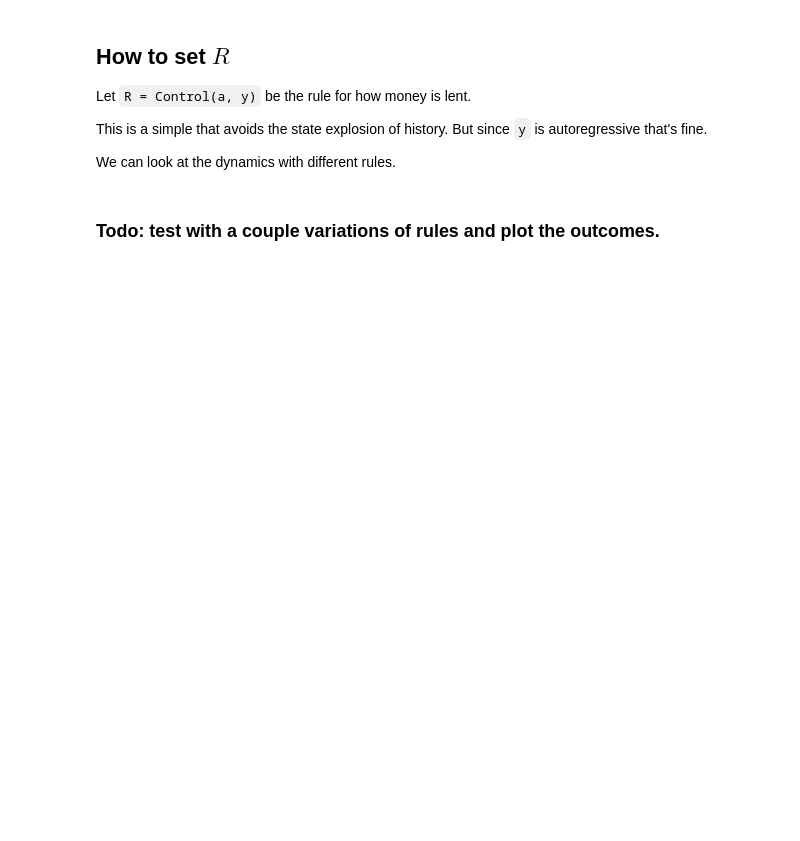
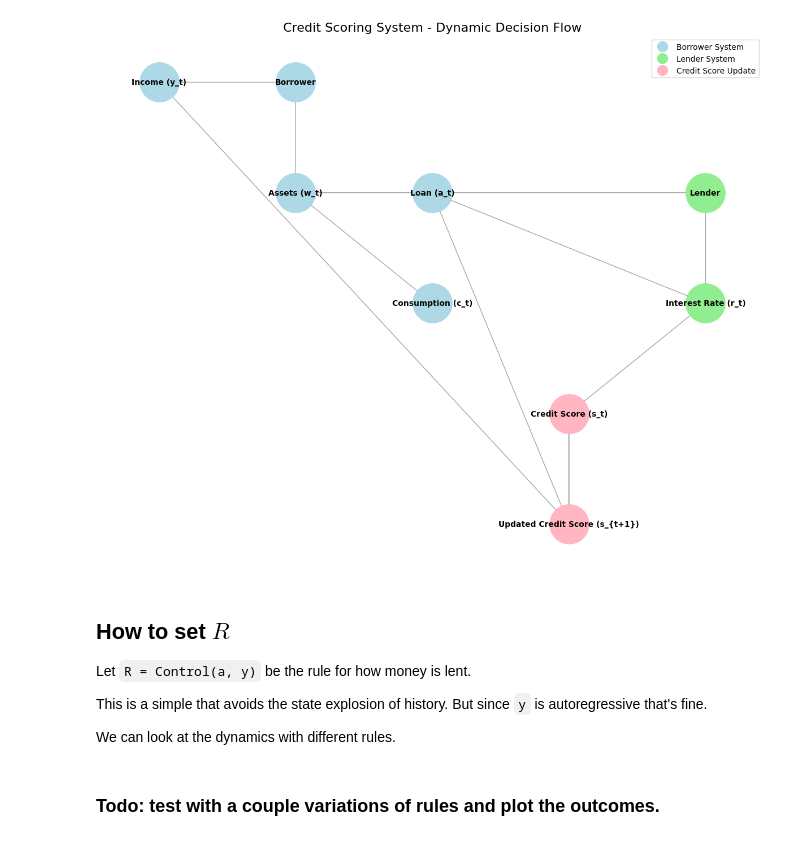
Before and after one commit to sbenthall/abm-bls-credit-study, a Jupyter notebook: old-materials/DASS Credit Model in Blocks.ipynb, the cells around one changed output. Saved outputs shown, nothing was run; the diff lists cells and outputs as text; code cells hidden in the pictures; blank space fills up the shorter version.

```diff
--- a/old-materials/DASS Credit Model in Blocks.ipynb
+++ b/old-materials/DASS Credit Model in Blocks.ipynb
@@ -37,3 +37,103 @@ consumption_block = DBlock(
+# %%
+import networkx as nx
+import matplotlib.pyplot as plt
+import matplotlib.lines as mlines
+
+# Create a directed graph
+G = nx.DiGraph()
+
+# Define nodes as a dictionary (node_id: label)
+nodes = {
+    'borrower': 'Borrower',
+    'asset': 'Assets (w_t)',
+    'income': 'Income (y_t)',
+    'consumption': 'Consumption (c_t)',
+    'loan': 'Loan (a_t)',
+    'lender': 'Lender',
+    'interest_rate': 'Interest Rate (r_t)',
+    'credit_score': 'Credit Score (s_t)',
+    'updated_score': 'Updated Credit Score (s_{t+1})'
+}
+
+# Define fixed positions for nodes (manually adjusted for clarity)
+pos = {
+    'borrower': (0, 3),
+    'income': (-1, 3),
+    'asset': (0, 2),
+    'consumption': (1, 1),
+    'loan': (1, 2),
+    'lender': (3, 2),
+    'interest_rate': (3, 1),
+    'credit_score': (2, 0),
+    'updated_score': (2, -1)
+}
+
+# Add nodes to the graph using the keys of the nodes dictionary
+G.add_nodes_from(nodes.keys())
+
+# Define edges as (source, target, relationship_label)
+edges = [
+    # Borrower decisions
+    ('borrower', 'asset', 'Has wealth'),
+    ('borrower', 'income', 'Earns income'),
+    ('asset', 'consumption', 'Decides consumption'),
+    ('asset', 'loan', 'Applies for loan'),
+
+    # Lender process
+    ('loan', 'lender', 'Loan request'),
+    ('lender', 'interest_rate', 'Sets interest rate'),
+    ('interest_rate', 'loan', 'Affects loan amount'),
+    ('credit_score', 'interest_rate', 'Impacts interest rate'),
+
+    # Credit score updates
+    ('loan', 'updated_score', 'Impacts credit score'),
+    ('income', 'updated_score', 'Impacts credit score'),
+    ('credit_score', 'updated_score', 'Impacts future score'),
+    ('updated_score', 'credit_score', 'Next period score')
+]
+
+# Add edges to the graph (ignoring the edge labels for drawing, they can be added separately if needed)
+G.add_edges_from([(src, tgt) for src, tgt, label in edges])
+
+# Define node groups for coloring (for clarity)
+borrower_group = ['borrower', 'asset', 'income', 'consumption', 'loan']
+lender_group = ['lender', 'interest_rate']
+credit_group = ['credit_score', 'updated_score']
+
+# Create a matplotlib figure
+plt.figure(figsize=(12, 10))
+
+# Draw nodes with different colors based on groups
+nx.draw_networkx_nodes(G, pos, nodelist=borrower_group, node_color='lightblue', node_size=2500)
+nx.draw_networkx_nodes(G, pos, nodelist=lender_group, node_color='lightgreen', node_size=2500)
+nx.draw_networkx_nodes(G, pos, nodelist=credit_group, node_color='lightpink', node_size=2500)
+
+# Draw edges with arrows
+nx.draw_networkx_edges(G, pos, edge_color='gray', arrows=True, alpha=0.7)
+
+# Draw node labels using the provided nodes dictionary
+nx.draw_networkx_labels(G, pos, labels=nodes, font_size=10, font_weight='bold')
+
+# (Optional) Create a legend for the node groups
+legend_elements = [
+    mlines.Line2D([], [], marker='o', color='w', label='Borrower System',
+                  markerfacecolor='lightblue', markersize=15),
+    mlines.Line2D([], [], marker='o', color='w', label='Lender System',
+                  markerfacecolor='lightgreen', markersize=15),
+    mlines.Line2D([], [], marker='o', color='w', label='Credit Score Update',
+                  markerfacecolor='lightpink', markersize=15)
+]
+
+plt.legend(handles=legend_elements, loc='upper right', fontsize=10)
+
+# Add a title and remove axes for clarity
+plt.title("Credit Scoring System - Dynamic Decision Flow", fontsize=16)
+plt.axis('off')
+
+plt.tight_layout()
+plt.show()
+# %% [output]
+[figure, added]
 # %% [markdown]
 ## How to set $R$
 
```
Also changed, not shown: parts of 5 cells of this notebook, 5 other files.
